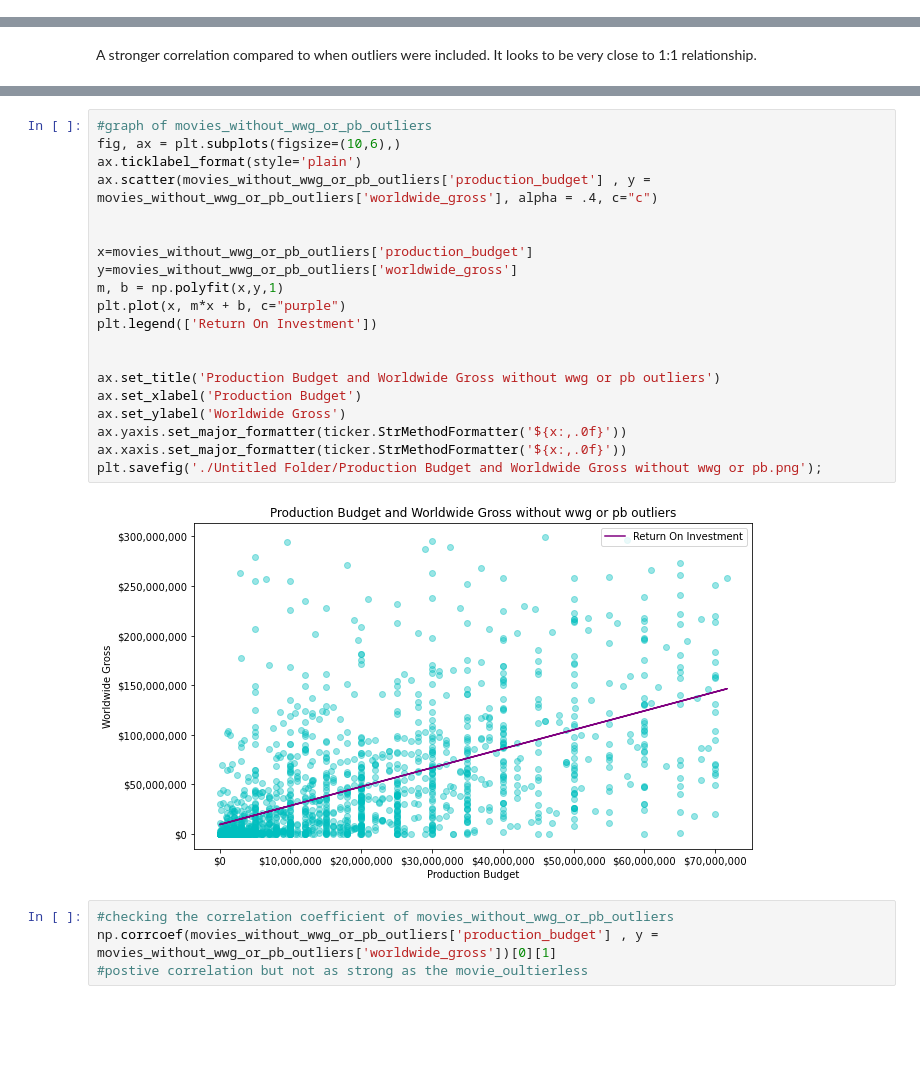
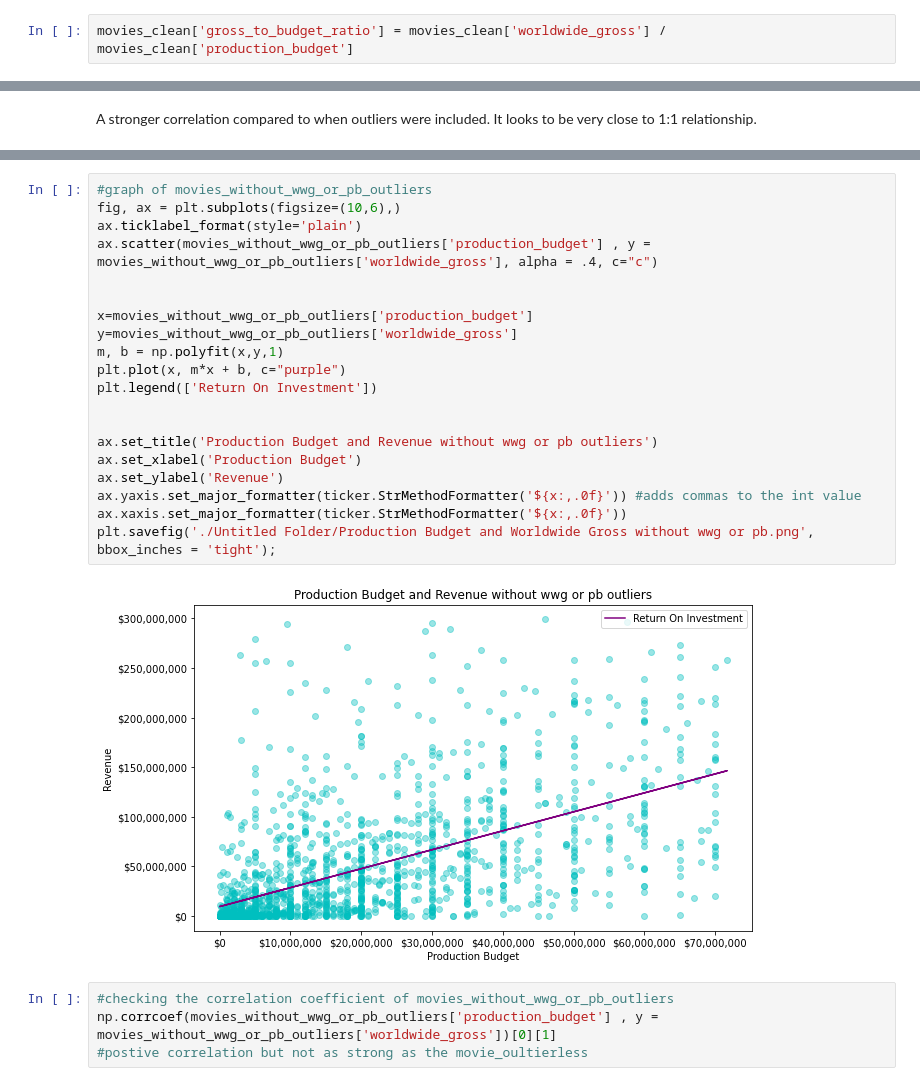
Before and after one commit to xiaohua-su/Film-Analysis, a Jupyter notebook: Analysis_of_Films.ipynb, the cells around one changed output, grey strips where cells are left out. Cells and saved outputs as stored; diff of their text form; blank space fills up the shorter version.

```diff
--- a/Analysis_of_Films.ipynb
+++ b/Analysis_of_Films.ipynb
@@ -207,3 +207,5 @@ movies_clean.describe()
 | max | 80.773000 | 10.000000 | 22186.000000 | 4.250000e+08 | 7.605076e+08 | 2.776345e+09 |
 # %% [markdown]
 After a quick skim from above, we notice that there is some outliers with our dataset. Not only that, but that we want to ensure that we're capturing data that only has worldwide gross gives us a sense of how much was made domestically and overseas combined.
+# %%
+movies_clean['gross_to_budget_ratio'] = movies_clean['worldwide_gross'] / movies_clean['production_budget']
@@ -318,25 +363,25 @@ A stronger correlation compared to when outliers were included. It looks to be v
 # %%
 #graph of movies_without_wwg_or_pb_outliers
 fig, ax = plt.subplots(figsize=(10,6),)
 ax.ticklabel_format(style='plain')
 ax.scatter(movies_without_wwg_or_pb_outliers['production_budget'] , y = movies_without_wwg_or_pb_outliers['worldwide_gross'], alpha = .4, c="c")
 
 
 x=movies_without_wwg_or_pb_outliers['production_budget']
 y=movies_without_wwg_or_pb_outliers['worldwide_gross']
 m, b = np.polyfit(x,y,1)
 plt.plot(x, m*x + b, c="purple")
 plt.legend(['Return On Investment'])
 
 
-ax.set_title('Production Budget and Worldwide Gross without wwg or pb outliers')
+ax.set_title('Production Budget and Revenue without wwg or pb outliers')
 ax.set_xlabel('Production Budget')
-ax.set_ylabel('Worldwide Gross')
-ax.yaxis.set_major_formatter(ticker.StrMethodFormatter('${x:,.0f}'))
+ax.set_ylabel('Revenue')
+ax.yaxis.set_major_formatter(ticker.StrMethodFormatter('${x:,.0f}')) #adds commas to the int value
 ax.xaxis.set_major_formatter(ticker.StrMethodFormatter('${x:,.0f}'))
-plt.savefig('./Untitled Folder/Production Budget and Worldwide Gross without wwg or pb.png');
+plt.savefig('./Untitled Folder/Production Budget and Worldwide Gross without wwg or pb.png', bbox_inches = 'tight');
 # %% [output]
-[figure, old version]
+[figure, new version]
 # %%
 #checking the correlation coefficient of movies_without_wwg_or_pb_outliers
 np.corrcoef(movies_without_wwg_or_pb_outliers['production_budget'] , y = movies_without_wwg_or_pb_outliers['worldwide_gross'])[0][1]
```
Also changed, not shown: parts of 11 cells of this notebook, 6 other files.
